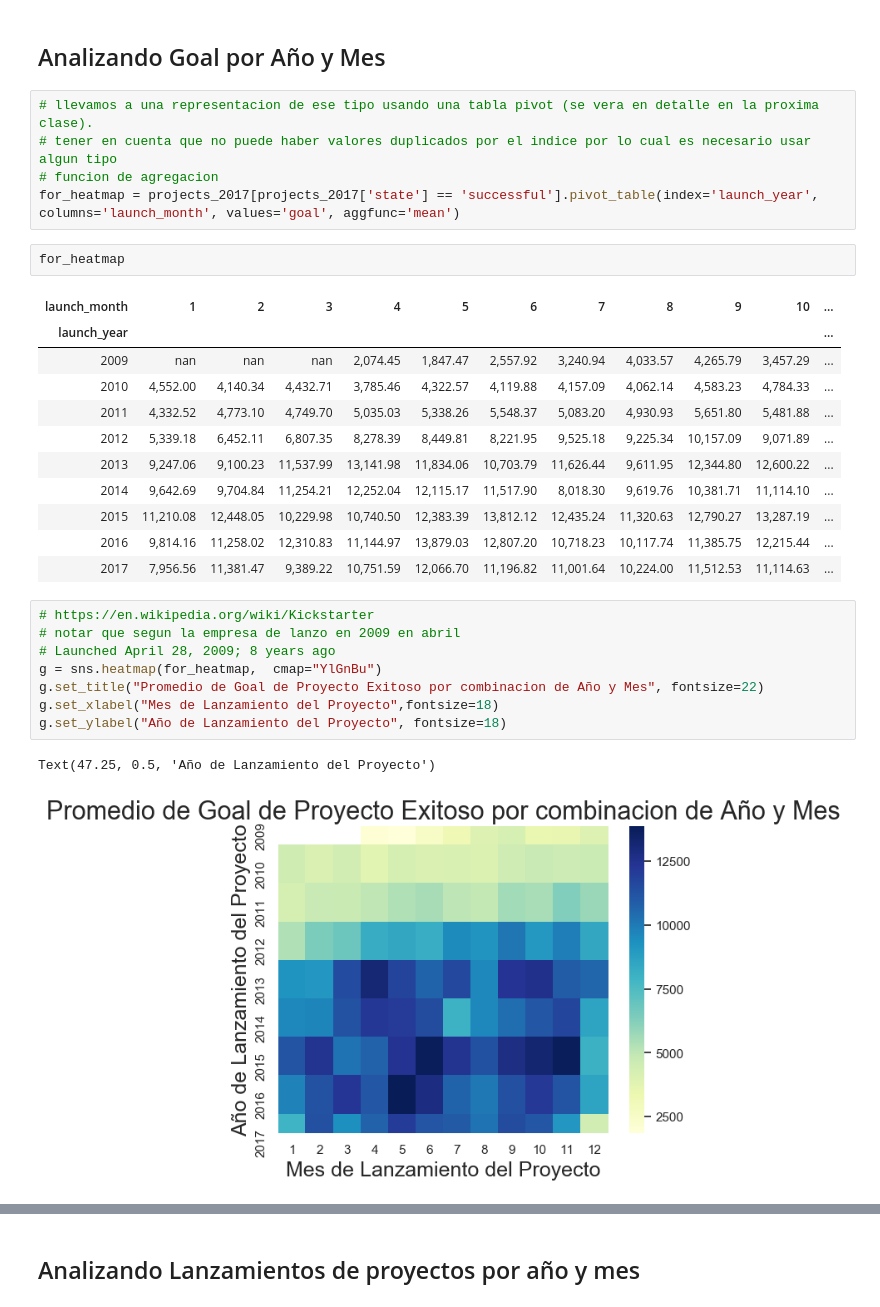
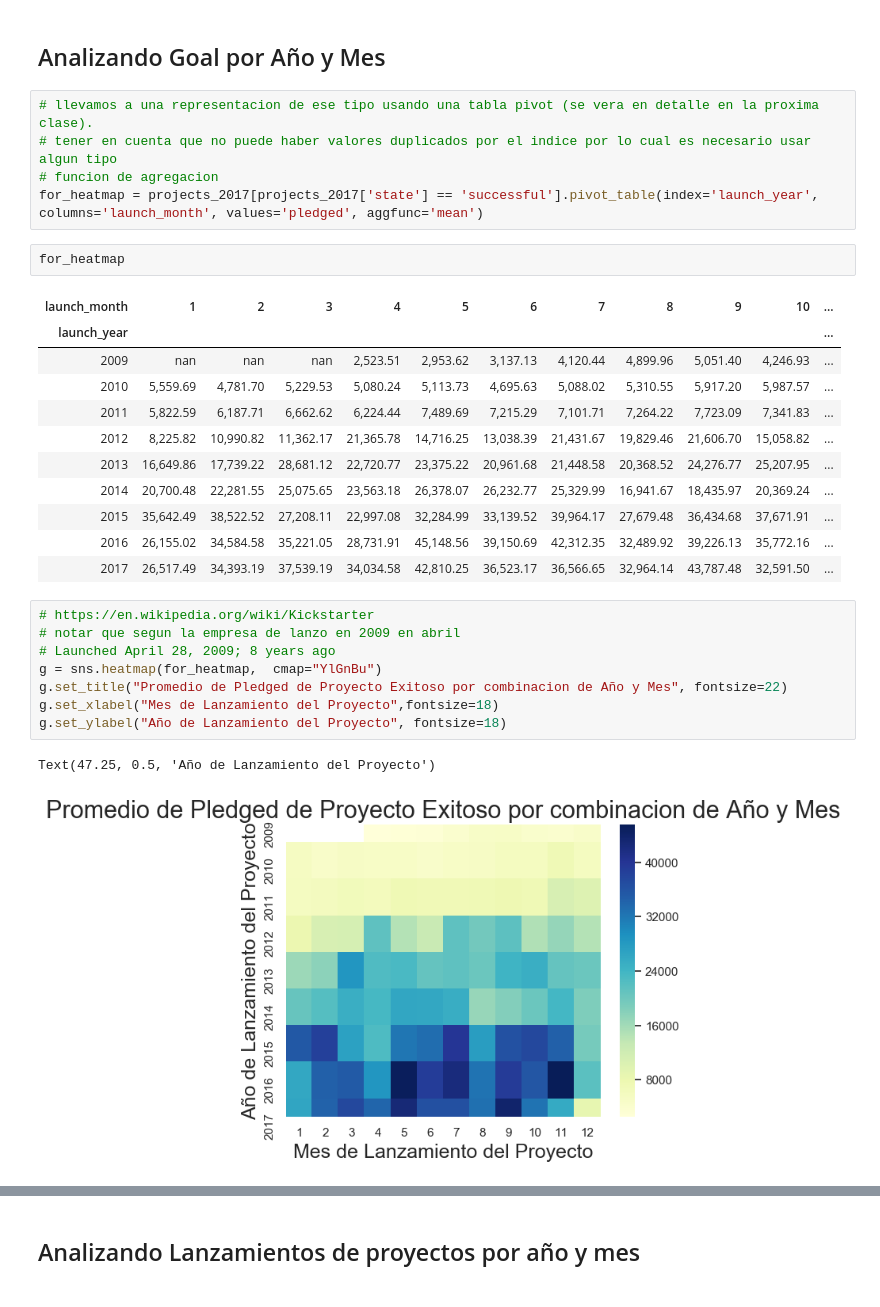
Before and after one commit to idontdomath/datos-exploratory-data-analysis, a Jupyter notebook: 2019-02/02-kickstarter-projects.ipynb, the cells around one changed output, grey strips where cells are left out. Drawn from its saved outputs; the diff is of its cells as text.

```diff
--- a/2019-02/02-kickstarter-projects.ipynb
+++ b/2019-02/02-kickstarter-projects.ipynb
@@ -1815,32 +1909,32 @@ El heatmap es entonces una matriz en donde cada celda muestra el valor que toma
 # llevamos a una representacion de ese tipo usando una tabla pivot (se vera en detalle en la proxima clase).
 # tener en cuenta que no puede haber valores duplicados por el indice por lo cual es necesario usar algun tipo
 # funcion de agregacion
-for_heatmap = projects_2017[projects_2017['state'] == 'successful'].pivot_table(index='launch_year', columns='launch_month', values='goal', aggfunc='mean')
+for_heatmap = projects_2017[projects_2017['state'] == 'successful'].pivot_table(index='launch_year', columns='launch_month', values='pledged', aggfunc='mean')
 # %%
 for_heatmap
 # %% [output]
 | launch_month | 1 | 2 | 3 | 4 | 5 | 6 | 7 | 8 | 9 | 10 | ... |
 | launch_year |  |  |  |  |  |  |  |  |  |  | ... |
-| 2009 | nan | nan | nan | 2,074.45 | 1,847.47 | 2,557.92 | 3,240.94 | 4,033.57 | 4,265.79 | 3,457.29 | ... |
-| 2010 | 4,552.00 | 4,140.34 | 4,432.71 | 3,785.46 | 4,322.57 | 4,119.88 | 4,157.09 | 4,062.14 | 4,583.23 | 4,784.33 | ... |
-| 2011 | 4,332.52 | 4,773.10 | 4,749.70 | 5,035.03 | 5,338.26 | 5,548.37 | 5,083.20 | 4,930.93 | 5,651.80 | 5,481.88 | ... |
-| 2012 | 5,339.18 | 6,452.11 | 6,807.35 | 8,278.39 | 8,449.81 | 8,221.95 | 9,525.18 | 9,225.34 | 10,157.09 | 9,071.89 | ... |
-| 2013 | 9,247.06 | 9,100.23 | 11,537.99 | 13,141.98 | 11,834.06 | 10,703.79 | 11,626.44 | 9,611.95 | 12,344.80 | 12,600.22 | ... |
-| 2014 | 9,642.69 | 9,704.84 | 11,254.21 | 12,252.04 | 12,115.17 | 11,517.90 | 8,018.30 | 9,619.76 | 10,381.71 | 11,114.10 | ... |
-| 2015 | 11,210.08 | 12,448.05 | 10,229.98 | 10,740.50 | 12,383.39 | 13,812.12 | 12,435.24 | 11,320.63 | 12,790.27 | 13,287.19 | ... |
-| 2016 | 9,814.16 | 11,258.02 | 12,310.83 | 11,144.97 | 13,879.03 | 12,807.20 | 10,718.23 | 10,117.74 | 11,385.75 | 12,215.44 | ... |
-| 2017 | 7,956.56 | 11,381.47 | 9,389.22 | 10,751.59 | 12,066.70 | 11,196.82 | 11,001.64 | 10,224.00 | 11,512.53 | 11,114.63 | ... |
+| 2009 | nan | nan | nan | 2,523.51 | 2,953.62 | 3,137.13 | 4,120.44 | 4,899.96 | 5,051.40 | 4,246.93 | ... |
+| 2010 | 5,559.69 | 4,781.70 | 5,229.53 | 5,080.24 | 5,113.73 | 4,695.63 | 5,088.02 | 5,310.55 | 5,917.20 | 5,987.57 | ... |
+| 2011 | 5,822.59 | 6,187.71 | 6,662.62 | 6,224.44 | 7,489.69 | 7,215.29 | 7,101.71 | 7,264.22 | 7,723.09 | 7,341.83 | ... |
+| 2012 | 8,225.82 | 10,990.82 | 11,362.17 | 21,365.78 | 14,716.25 | 13,038.39 | 21,431.67 | 19,829.46 | 21,606.70 | 15,058.82 | ... |
+| 2013 | 16,649.86 | 17,739.22 | 28,681.12 | 22,720.77 | 23,375.22 | 20,961.68 | 21,448.58 | 20,368.52 | 24,276.77 | 25,207.95 | ... |
+| 2014 | 20,700.48 | 22,281.55 | 25,075.65 | 23,563.18 | 26,378.07 | 26,232.77 | 25,329.99 | 16,941.67 | 18,435.97 | 20,369.24 | ... |
+| 2015 | 35,642.49 | 38,522.52 | 27,208.11 | 22,997.08 | 32,284.99 | 33,139.52 | 39,964.17 | 27,679.48 | 36,434.68 | 37,671.91 | ... |
+| 2016 | 26,155.02 | 34,584.58 | 35,221.05 | 28,731.91 | 45,148.56 | 39,150.69 | 42,312.35 | 32,489.92 | 39,226.13 | 35,772.16 | ... |
+| 2017 | 26,517.49 | 34,393.19 | 37,539.19 | 34,034.58 | 42,810.25 | 36,523.17 | 36,566.65 | 32,964.14 | 43,787.48 | 32,591.50 | ... |
 # %%
 # https://en.wikipedia.org/wiki/Kickstarter
 # notar que segun la empresa de lanzo en 2009 en abril
 # Launched April 28, 2009; 8 years ago
 g = sns.heatmap(for_heatmap,  cmap="YlGnBu")
-g.set_title("Promedio de Goal de Proyecto Exitoso por combinacion de Año y Mes", fontsize=22)
+g.set_title("Promedio de Pledged de Proyecto Exitoso por combinacion de Año y Mes", fontsize=22)
 g.set_xlabel("Mes de Lanzamiento del Proyecto",fontsize=18)
 g.set_ylabel("Año de Lanzamiento del Proyecto", fontsize=18)
 # %% [output]
 Text(47.25, 0.5, 'Año de Lanzamiento del Proyecto')
-[figure, old version]
+[figure, new version]
 # %%
 # llevamos a una representacion de ese tipo usando una tabla pivot (se vera en detalle en la proxima clase).
 # tener en cuenta que no puede haber valores duplicados por el indice por lo cual es necesario usar algun tipo
```
Also changed, not shown: parts of 37 cells of this notebook.
